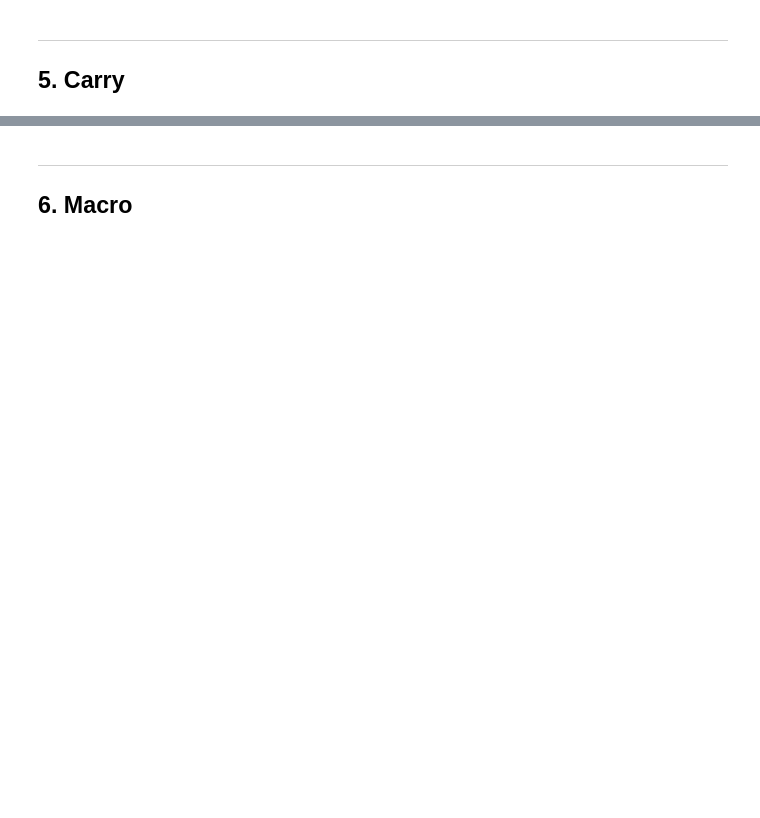
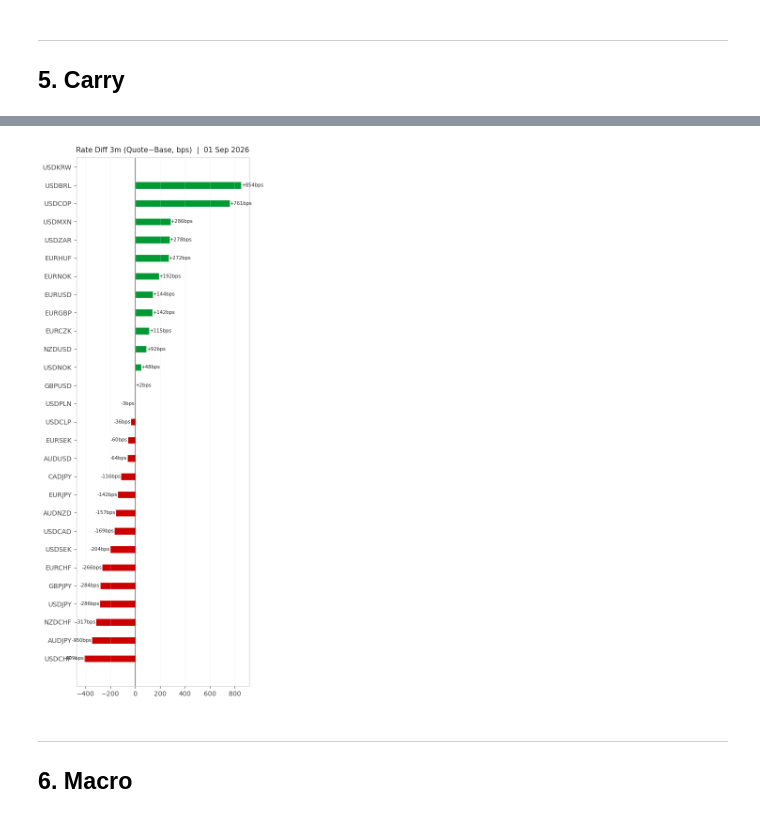
Before and after one commit to cclimon/macro, a Jupyter notebook: macro/monitor.ipynb, the cells around one changed output, grey strips where cells are left out. Drawn from its saved outputs; the diff is of its cells as text; code cells hidden in the pictures; blank space fills up the shorter version.

```diff
--- a/macro/monitor.ipynb
+++ b/macro/monitor.ipynb
@@ -445,19 +492,21 @@ plt.show()
 # %%
 # ── Rate Diff heatmap ─────────────────────────────────────────────────────────
 rd = carry['Rate Diff 3m (bps)'].sort_values(ascending=True)
 colors = [BULL if v > 0 else BEAR for v in rd.values]
 
 fig, ax = plt.subplots(figsize=(5, len(rd)*0.38 + 1))
-ax.barh(rd.index, rd.values, color=colors, edgecolor='white', height=0.7)
+ax.barh(rd.index, rd.values, color=colors, edgecolor='white', height=0.4)
 ax.axvline(0, color='#333333', lw=0.8)
 for i, (idx, val) in enumerate(rd.items()):
     ax.text(val + (1 if val >= 0 else -1), i, f'{val:+.0f}bps',
             va='center', ha='left' if val >= 0 else 'right', fontsize=7.5)
 ax.set_title(f'Rate Diff 3m (Quote−Base, bps)  |  {TODAY.strftime("%d %b %Y")}', fontsize=11, pad=8)
 ax.grid(axis='x', alpha=0.3)
 plt.tight_layout()
 plt.savefig('monitor_ratediff.png', dpi=150, bbox_inches='tight')
 plt.show()
+# %% [output]
+[figure, added]
 # %% [markdown]
 ---
 ## 6. Macro
```
Also changed, not shown: parts of 11 cells of this notebook, 3 other files.
